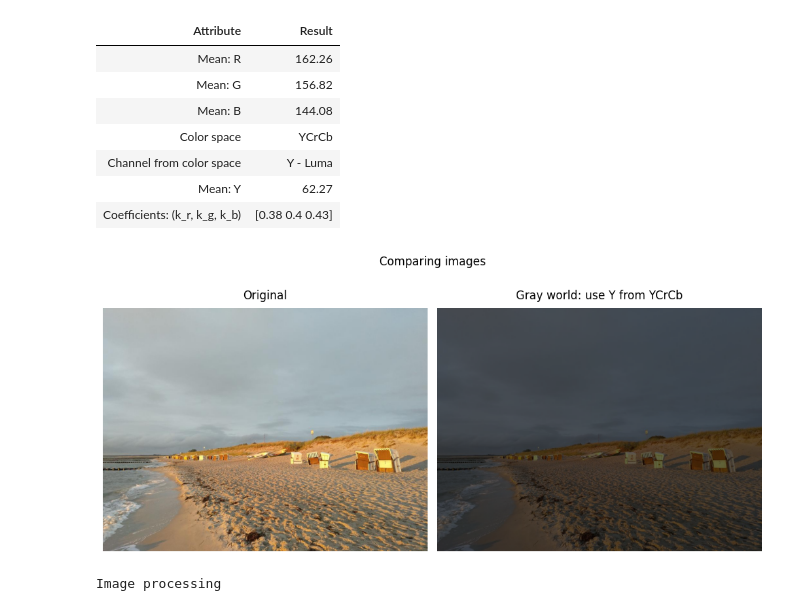
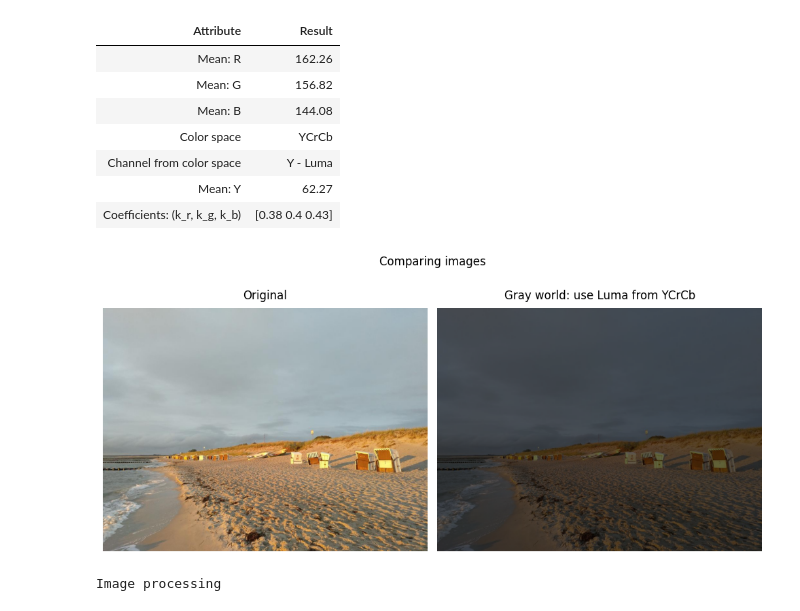
Before and after one commit to BogdanPinchuk/ComputerVision-PBY_HW2, a Jupyter notebook: Bohdan_Pinchuk_CV_HW2.ipynb, the cells around one changed output. Drawn from its saved outputs; the diff is of its cells as text; code cells hidden in the pictures.

```diff
--- a/Bohdan_Pinchuk_CV_HW2.ipynb
+++ b/Bohdan_Pinchuk_CV_HW2.ipynb
@@ -442,31 +442,31 @@ Image processing
 # %%
 # Graphic results
 
 import matplotlib.pyplot as plt
 
 # Input data
 data_1 = img_rgb
 data_2 = balanced_gw_YCrCb
 
 # Solution
 _, axes = plt.subplots(1, 2, figsize=(10, 5))
 
 ax = axes[0]
 ax.imshow(data_1)
 ax.axis(False)
 ax.set_title("Original", pad=10, loc='center', color='black')
 
 ax = axes[1]
 ax.imshow(data_2)
 ax.axis(False)
-ax.set_title("Gray world: use Y from YCrCb", pad=10, loc='center', color='black')
+ax.set_title("Gray world: use Luma from YCrCb", pad=10, loc='center', color='black')
 
 # Plot
 plt.suptitle("Comparing images")
 plt.tight_layout()
 plt.show()
 # %% [output]
-[figure, old version]
+[figure, new version]
 # %%
 # Gray world V4 (HSI)
 
```
Also changed, not shown: parts of 1 cell of this notebook.
